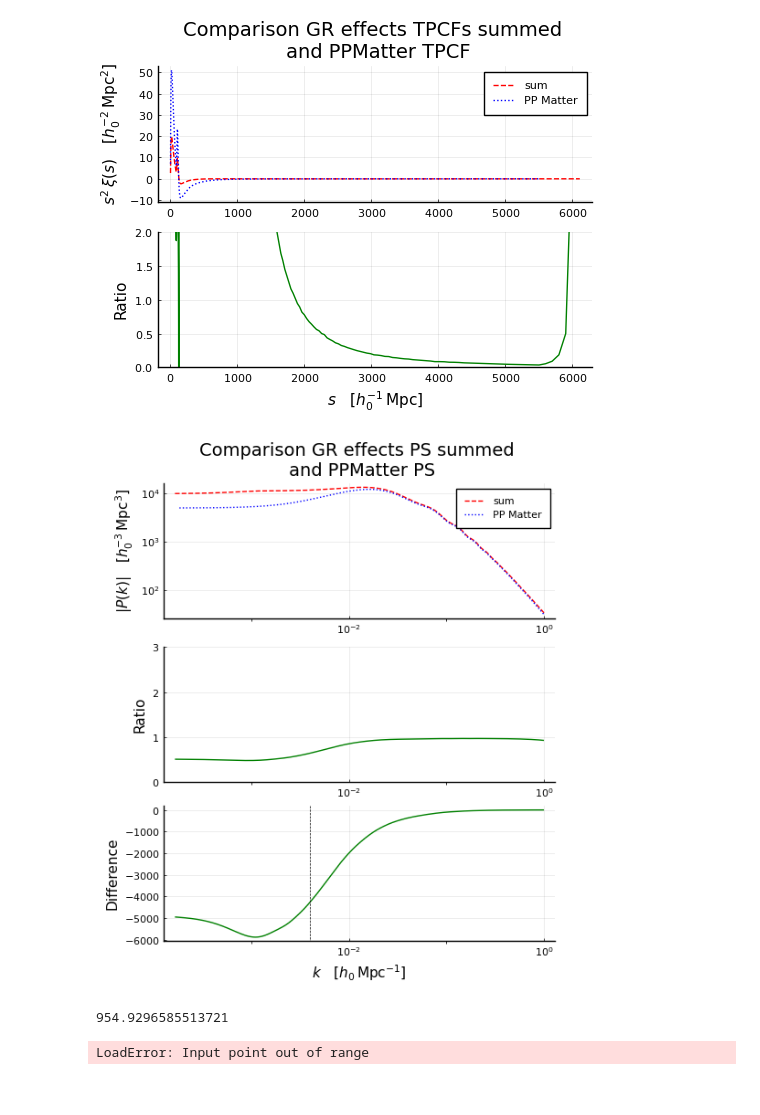
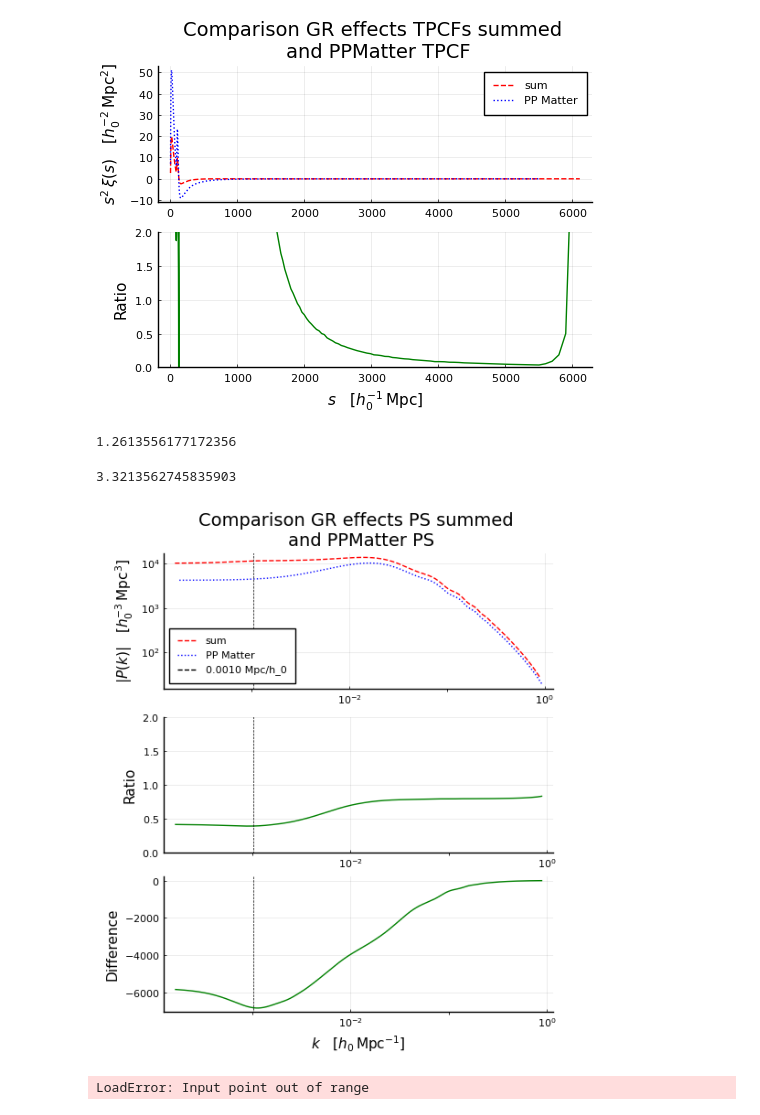
Before and after one commit to foglienimatteo/GaPSE.jl, a Jupyter notebook: ipynbs/Effective_fNL.ipynb, the cells around one changed output. Drawn from its saved outputs; the diff is of its cells as text; code cells hidden in the pictures.

```diff
--- a/ipynbs/Effective_fNL.ipynb
+++ b/ipynbs/Effective_fNL.ipynb
@@ -167,7 +182,7 @@ title = plot(title = "Slices of IF for different s values", grid=false,
     showaxis = false, bottom_margin = -50Plots.px, ticks=false)
 
 θ_max =  π/2.0;
-ss = [ i*max(my_Iss...)/6 for i in 1:6];
+ss = vcat([10.0], [i*max(my_Iss...)/6 for i in 1:5]);
 μs = range(-1.0, 1.0, length=100);
 
 LIST_P = [plot() for i in 1:length(ss)]
@@ -522,5 +543,5 @@ GaPSE.print_PS_multipole(DIR*"xi_ALL_GR_TPCF_SUMMED.txt",
 # %%
-ks_sum, pks_sum = GaPSE.readxy(DIR*"ps_ALL_GR_TPCF_SUMMED.txt");
+ks_sum_withF, pks_sum_withF = GaPSE.readxy(DIR*"ps_ALL_GR_TPCF_SUMMED_withF.txt");
 # %% [markdown]
 ## Plots
 # %%
@@ -685,52 +673,56 @@ P = plot(p1, p2, size=(500, 400), layout= @layout [ x ; z ] )
 #display(P)
 # %% [output]
 [figure]
+# %%
+cosmo.z_eff
+# %% [output]
+1.2613556177172356
+# %%
+cosmo.D_of_s(cosmo.s_eff)^(-2)
+# %% [output]
+3.3213562745835903
 # %%
-xs_1 = ks_sum
-ys_1 = pks_sum
+xs_1 = ks_sum_withF
+ys_1 = pks_sum_withF
 
 xs_2 = ks_ppm_withF
-ys_2 = pks_ppm_withF ./2.7
+ys_2 = pks_ppm_withF .* cosmo.D_of_s(cosmo.s_of_z(1.246))^2
 spline = Spline1D(xs_2, ys_2)
 
-S_VLIM = 8
-S_VLIM_F = @sprintf("%.2f", S_VLIM)
+S_VLIM = 2*π/(2*cosmo.s_max)
+S_VLIM_F = @sprintf("%.4f", S_VLIM)
 
 p1 = plot([xs_1, xs_2], [abs.(ys_1), abs.(ys_2)],
     xaxis=:log, yaxis=:log,
-    lc=[:red :blue],
+    lc=[:red :blue], yticks = 10.0 .^ [i for i in 2:5],
     title = "Comparison GR effects PS summed \n and PPMatter PS",
     label=["sum" "PP Matter"], ls=[:dash :dot],
     ylabel = L"|P(k)| \quad [h_0^{-3}\,\mathrm{Mpc}^3]",
-    legend=:topright)
-#vline!(p1, [S_VLIM], label="$S_VLIM_F Mpc/h_0", lc=:black, lw=0.5, ls=:dash)
+    legend=:bottomleft)
+vline!(p1, [S_VLIM], label="$S_VLIM_F Mpc/h_0", lc=:black, lw=0.5, ls=:dash)
 
 p2 = plot(xs_1, spline.(xs_1) ./ ys_1,
     ylabel="Ratio", lc=:green,
     xaxis=:log,
-    ylim=(0.0,3),
+    ylim=(0.0,2),
     legend=false,
     #xlabel=L"$k \quad [h_0 \,\mathrm{Mpc}^{-1}]$",
     )
-#vline!(p2, [S_VLIM], label="$S_VLIM_F Mpc/h_0", lc=:black, lw=0.5, ls=:dash)
+vline!(p2, [S_VLIM], label="$S_VLIM_F Mpc/h_0", lc=:black, lw=0.5, ls=:dash)
 
 p3 = plot(xs_1, spline.(xs_1) .- ys_1,
     ylabel="Difference", lc=:green,
     xaxis=:log,
     #ylim=(0.0,2),
     legend=false,
     xlabel=L"$k \quad [h_0 \,\mathrm{Mpc}^{-1}]$")
 VAXES = 4e-3
-vline!(p3, [VAXES], label="$VAXES Mpc/h_0", lc=:black, lw=0.5, ls=:dash)
+vline!(p3, [S_VLIM], label="$VAXES Mpc/h_0", lc=:black, lw=0.5, ls=:dash)
 
 P = plot(p1, p2, p3, size=(500, 600), layout= @layout [ x ; y ; z ] )
 savefig(P, "PS_sum-matter.pdf")
 #display(P)
 # %% [output]
-[figure, old version]
+[figure, new version]
-# %%
-6000/2/π
-# %% [output]
-954.9296585513721
 # %%
 spline = Spline1D(ks_ppm_withF, pks_ppm_withF; bc = "error");
```
Also changed, not shown: parts of 31 cells of this notebook, 25 other files.
